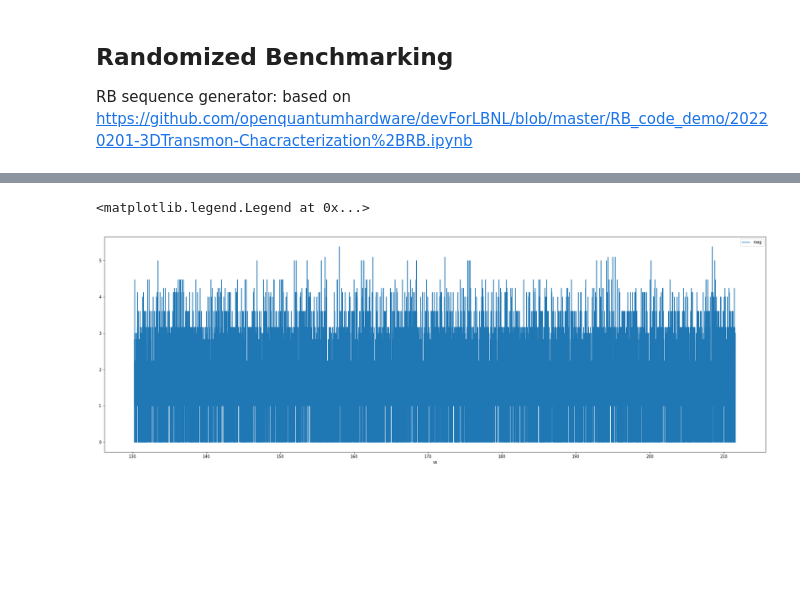
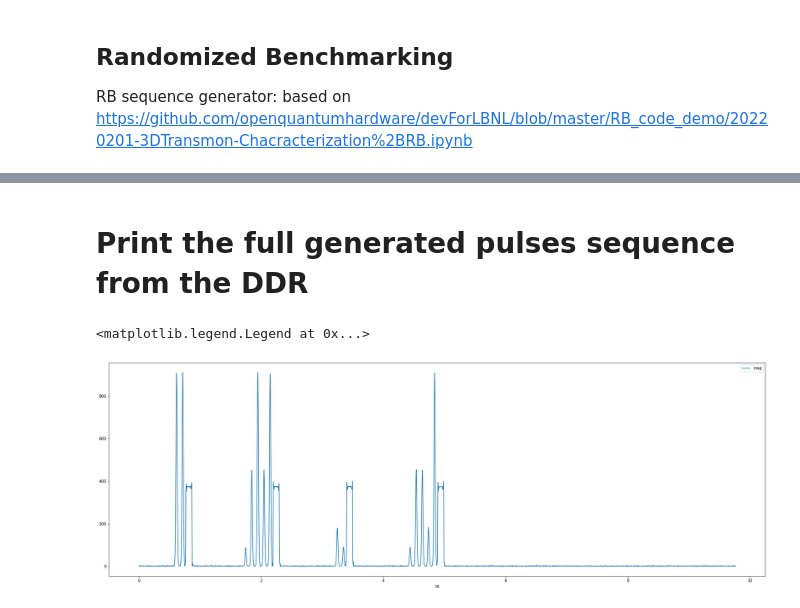
Before and after one commit to mmdiego/qick, a Jupyter notebook: firmware/testbench/testbench_notebooks/qick_rb/RB_tProc_v2_experiment.ipynb, the cells around one changed output, grey strips where cells are left out. Saved outputs shown, nothing was run; the diff lists cells and outputs as text; code cells hidden in the pictures; blank space fills up the shorter version.

Commit message:
Cleaned and updated RB_tProc_v2_experiment.ipynb

```diff
--- a/firmware/testbench/testbench_notebooks/qick_rb/RB_tProc_v2_experiment.ipynb
+++ b/firmware/testbench/testbench_notebooks/qick_rb/RB_tProc_v2_experiment.ipynb
@@ -17,12 +29,6 @@ from qick.asm_v2 import QickSpan, QickSweep1D
 # %%
 # soc = QickSoc('/home/xilinx/jupyter_notebooks/fw/2025-06-15_216_tprocv2r24_standard/qick_216.bit')
-# soc = QickSoc('/home/xilinx/jupyter_notebooks/fw/qick_tprocv2_216_standard_1ch_250828_2/qick_216.bit')
-# soc = QickSoc('/home/xilinx/jupyter_notebooks/fw/qick_tprocv2_216_standard_1ch_250829_2/qick_216.bit')
-# soc = QickSoc('/home/xilinx/jupyter_notebooks/fw/qick_tprocv2_216_standard_1ch_251021_1/qick_216.bit')
-# soc = QickSoc('/home/xilinx/jupyter_notebooks/fw/qick_tprocv2_216_standard_1ch_251104_1/qick_216.bit')
-# soc = QickSoc('/home/xilinx/jupyter_notebooks/fw/qick_tprocv2_216_standard_1ch_251107_1/qick_216.bit')
-# soc = QickSoc('/home/xilinx/jupyter_notebooks/fw/qick_tprocv2_216_standard_rb_251111_1/qick_216.bit')   # std fw with tProc pmem of 8k + sig_gen x4 of 16k
-soc = QickSoc('/home/xilinx/jupyter_notebooks/fw/qick_tprocv2_216_standard_rb_251118_2/qick_216.bit', debug_ila=False)   # ddr buffer fix + ddr_axi_mst_wr_fifo of 64words
+soc = QickSoc('/home/xilinx/jupyter_notebooks/fw/qick_tprocv2_216_randomized_benchmarking_260120_1/qick_216.bit')
 
 soccfg = soc
 print(soccfg)
@@ -757,21 +772,24 @@ Sequence Play Time: 40.000 us
+# %% [markdown]
+# Print the full generated pulses sequence from the DDR
 # %%
+
 iq_ddr4 = soc.get_ddr4(nt=n_transfers, start=0)
 # print(len(iq_ddr4))
 t = prog.get_time_axis_ddr4(RO_CH, iq_ddr4)
 
-start = 60000
-start = 40000
-# start = 0
-end = start + 50000//2
+# start = 60000
+# start = 40000
+start = 0
+end = start + 3000
 plt.figure(figsize=[30,10])
 # plt.plot(t, iq_ddr4[:,0],label="I")
 # plt.plot(t, iq_ddr4[:,1],label="Q")
 plt.plot(t[start:end], np.abs(iq_ddr4.dot([1,1j]))[start:end],label="mag")
 plt.xlabel("us")
 plt.legend()
 # %% [output]
 <matplotlib.legend.Legend at 0x...>
-[figure, old version]
+[figure, new version]
 # %%
 # print the program
 print(prog)
```
Also changed, not shown: parts of 11 cells of this notebook.
